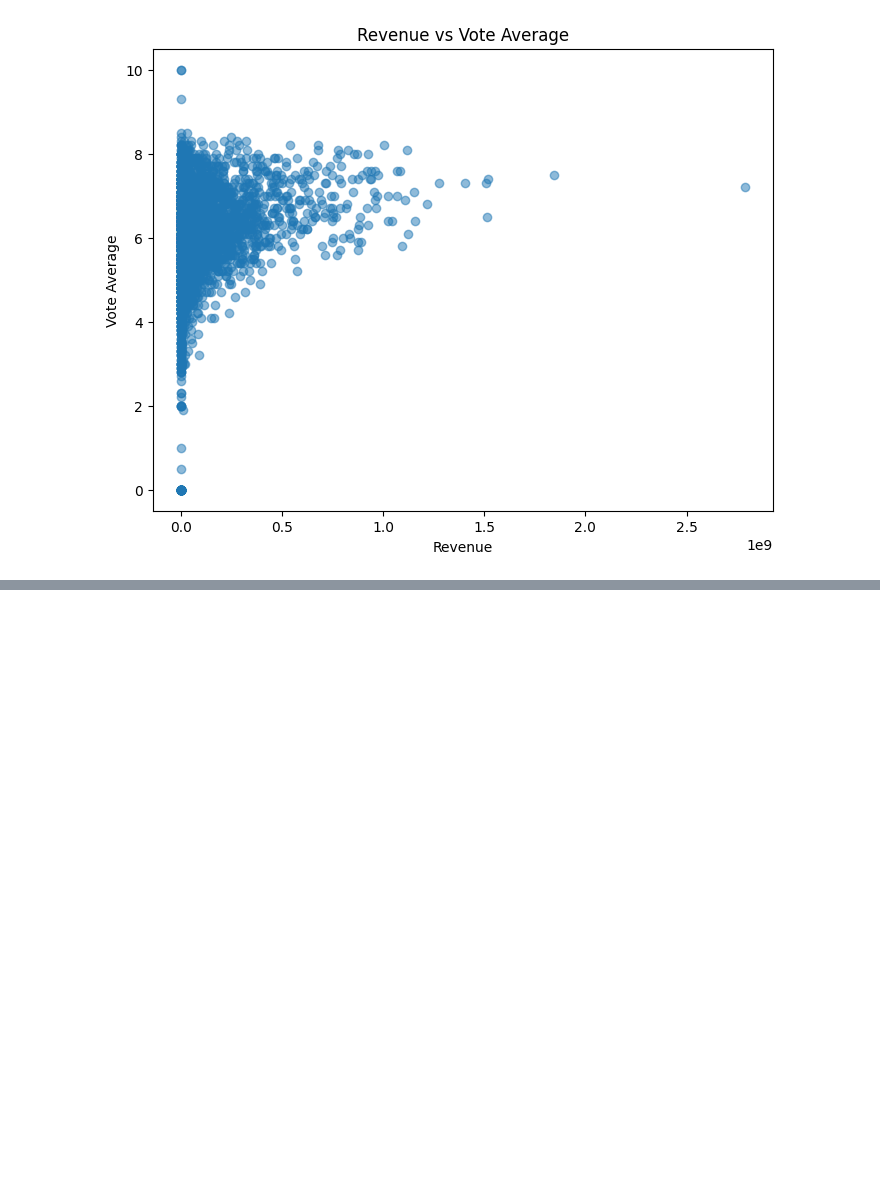
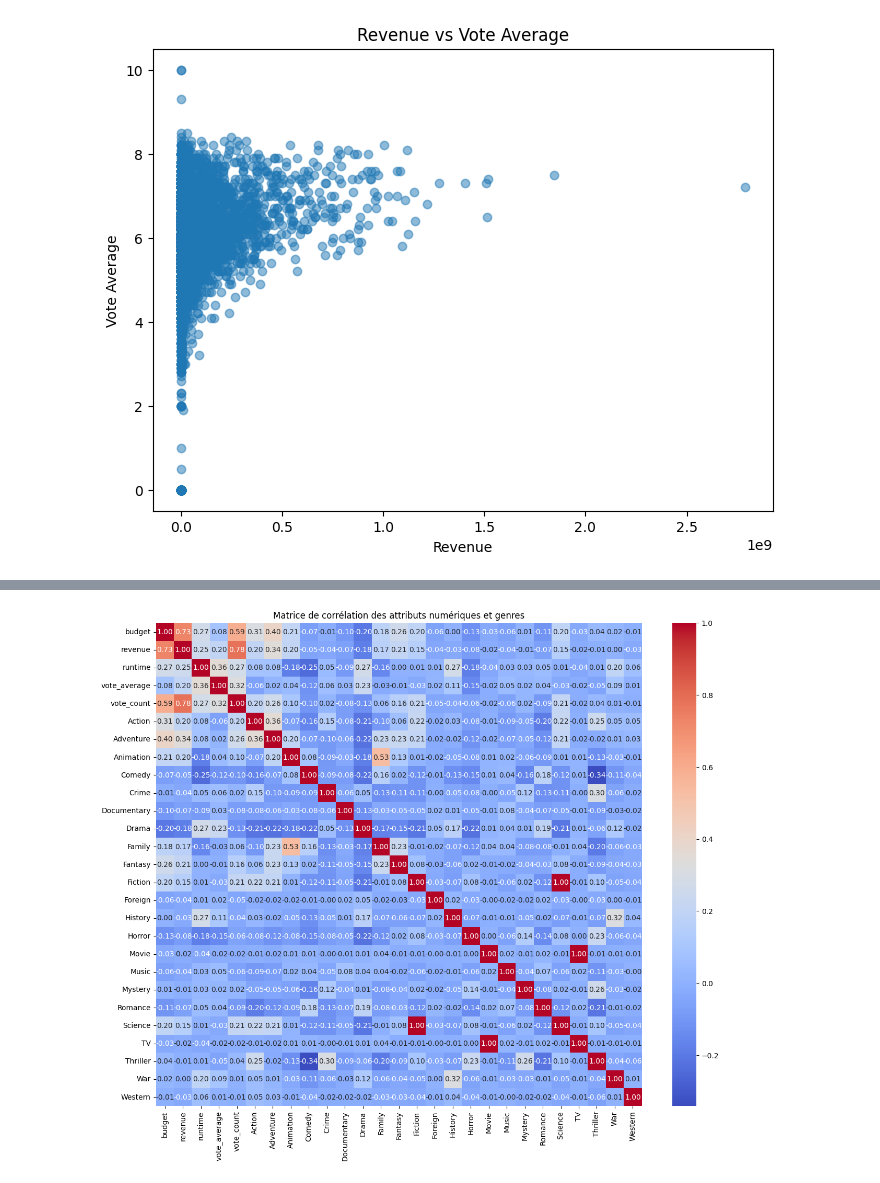
Before and after one commit to chaton2325/Methode-CRISP-film-success, a Jupyter notebook: process1.ipynb, the cells around one changed output, grey strips where cells are left out. Drawn from its saved outputs; the diff is of its cells as text; code cells hidden in the pictures; blank space fills up the shorter version.

```diff
--- a/process1.ipynb
+++ b/process1.ipynb
@@ -386,0 +391,12 @@ Dataset pour le succès critique sauvegardé sous : phases de traitement dataset
+# %%
+import pandas as pd
+
+# Exemple : df6 est ton DataFrame
+df6 = pd.read_csv("phases de traitement dataset/movie_dataset_final3.csv")
+
+# Séparer les genres et transformer en lignes individuelles
+genres_list = df6['genres'].dropna().str.split(' ')  # ou str.split(',') si séparateur est une virgule
+df_genres = df6.join(genres_list.explode().str.strip().rename('genre'))
+
+# Vérification
+print(df_genres[['genres', 'genre']].head(10))
@@ -386,0 +415,9 @@ Dataset pour le succès critique sauvegardé sous : phases de traitement dataset
+# %%
+# One-Hot Encoding
+genres_encoded = pd.get_dummies(df_genres['genre'])
+
+# Ajouter au DataFrame original
+df_encoded = pd.concat([df6, genres_encoded.groupby(df_genres.index).max()], axis=1)
+
+# Vérification
+print(df_encoded.head())
@@ -386,0 +442,23 @@ Dataset pour le succès critique sauvegardé sous : phases de traitement dataset
+# %%
+import pandas as pd
+import seaborn as sns
+import matplotlib.pyplot as plt
+
+# Supposons que ton DataFrame s'appelle df_encoded
+# Transformer les colonnes True/False en int pour corrélation
+df_corr = df_encoded.copy()
+for col in df_corr.columns:
+    if df_corr[col].dtype == 'bool':
+        df_corr[col] = df_corr[col].astype(int)
+
+# Sélectionner uniquement les colonnes numériques
+numeric_cols = df_corr.select_dtypes(include=['int64', 'float64'])
+# %%
+correlation_matrix = numeric_cols.corr()
+# %%
+plt.figure(figsize=(15, 12))
+sns.heatmap(correlation_matrix, annot=True, fmt=".2f", cmap='coolwarm', cbar=True)
+plt.title("Matrice de corrélation des attributs numériques et genres")
+plt.show()
+# %% [output]
+[figure, added]
```
Also changed, not shown: parts of 10 cells of this notebook, 4 other files.
